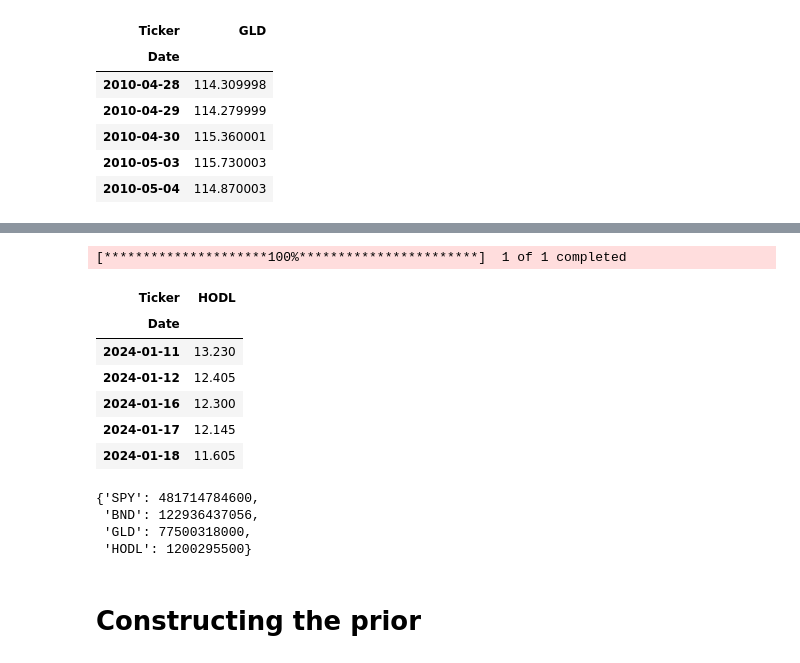
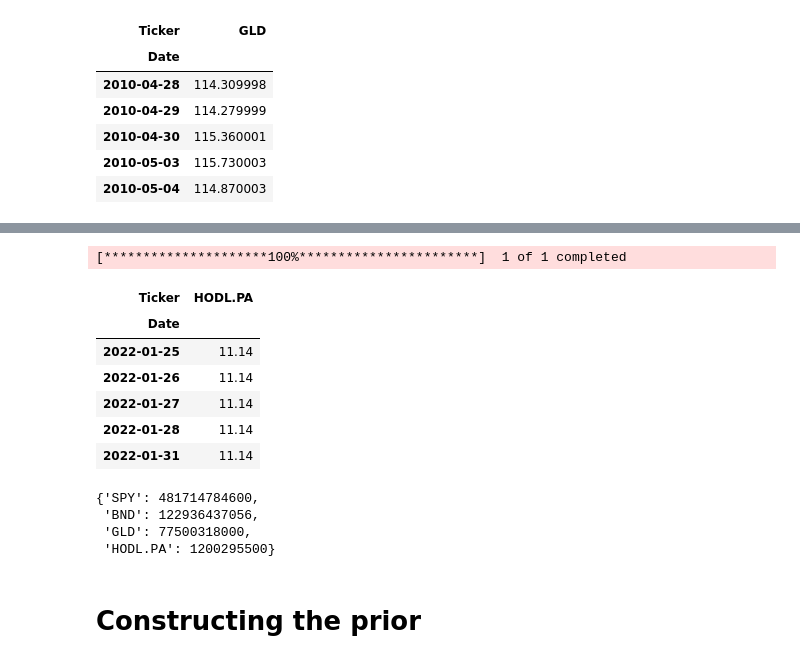
Before and after one commit to AlexanderJarvheden/PortfolioManagement-ML, a Jupyter notebook: black_litterman.ipynb, the cells around one changed output, grey strips where cells are left out. Saved outputs shown, nothing was run; the diff lists cells and outputs as text; code cells hidden in the pictures.

```diff
--- a/black_litterman.ipynb
+++ b/black_litterman.ipynb
@@ -72,15 +73,15 @@ bond_prices.head()
 # %%
-crypto_prices = yf.download("HODL", period="15y")["Close"].dropna()
+crypto_prices = yf.download("HODL.PA", period="15y")["Close"].dropna()
 crypto_prices.head()
 # %% [output]
 [*********************100%***********************]  1 of 1 completed
-| Ticker | HODL |
+| Ticker | HODL.PA |
 | Date |  |
-| 2024-01-11 | 13.230 |
-| 2024-01-12 | 12.405 |
-| 2024-01-16 | 12.300 |
-| 2024-01-17 | 12.145 |
-| 2024-01-18 | 11.605 |
+| 2022-01-25 | 11.14 |
+| 2022-01-26 | 11.14 |
+| 2022-01-27 | 11.14 |
+| 2022-01-28 | 11.14 |
+| 2022-01-31 | 11.14 |
 # %%
 # Only fetches market caps for SPY and GLD
 
@@ -97,14 +98,14 @@ mcaps = {
     "SPY": 481_714_784_600,     # manuellt från https://www.nasdaq.com/market-activity/etf/spy
     "BND": 122_936_437_056,     # manuellt från https://www.nasdaq.com/market-activity/etf/bnd
     "GLD": 77_500_318_000,      # manuellt från https://www.nasdaq.com/market-activity/etf/gld
-    "HODL": 1_200_295_500        # manuellt från https://www.nasdaq.com/market-activity/etf/hodl
+    "HODL.PA": 1_200_295_500   #change to .PA     # manuellt från https://www.nasdaq.com/market-activity/etf/hodl
 }
 mcaps
 # %% [output]
 {'SPY': 481714784600,
  'BND': 122936437056,
  'GLD': 77500318000,
- 'HODL': 1200295500}
+ 'HODL.PA': 1200295500}
 # %% [markdown]
 # Constructing the prior
 # %%
```
Also changed, not shown: parts of 11 cells of this notebook, 2 other files.
